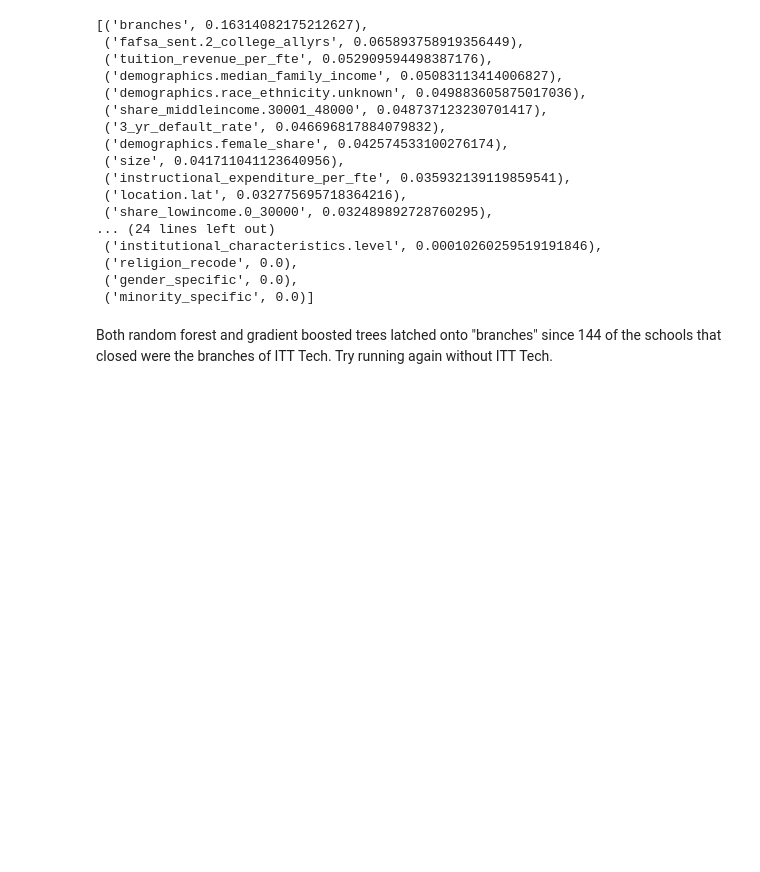
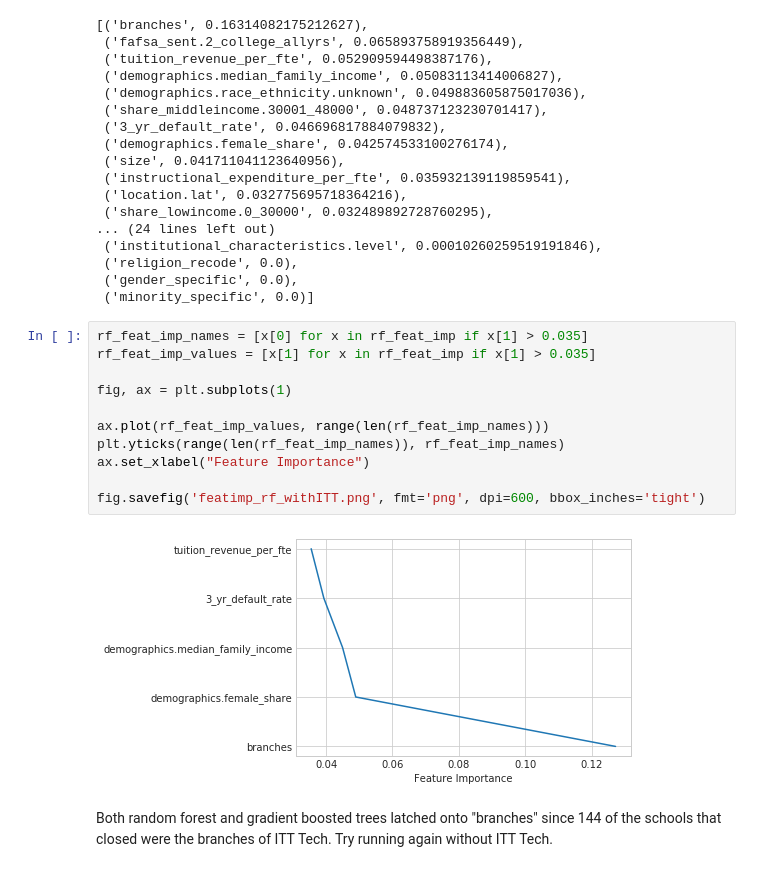
Before and after one commit to aawiegel/CollegeClassification, a Jupyter notebook: Classification.ipynb, the cells around one changed output. Drawn from its saved outputs; the diff is of its cells as text; blank space fills up the shorter version.

```diff
--- a/Classification.ipynb
+++ b/Classification.ipynb
@@ -518,6 +532,19 @@ sorted(list(zip(X.columns, fit_models['GradBoostTrees'].feature_importances_)),
  ('religion_recode', 0.0),
  ('gender_specific', 0.0),
  ('minority_specific', 0.0)]
+# %%
+rf_feat_imp_names = [x[0] for x in rf_feat_imp if x[1] > 0.035]
+rf_feat_imp_values = [x[1] for x in rf_feat_imp if x[1] > 0.035]
+
+fig, ax = plt.subplots(1)
+
+ax.plot(rf_feat_imp_values, range(len(rf_feat_imp_names)))
+plt.yticks(range(len(rf_feat_imp_names)), rf_feat_imp_names)
+ax.set_xlabel("Feature Importance")
+
+fig.savefig('featimp_rf_withITT.png', fmt='png', dpi=600, bbox_inches='tight')
+# %% [output]
+[figure, added]
 # %% [markdown]
 Both random forest and gradient boosted trees latched onto "branches" since 144 of the schools that closed were the branches of ITT Tech. Try running again without ITT Tech.
 # %%
```
Also changed, not shown: parts of 24 cells of this notebook.
